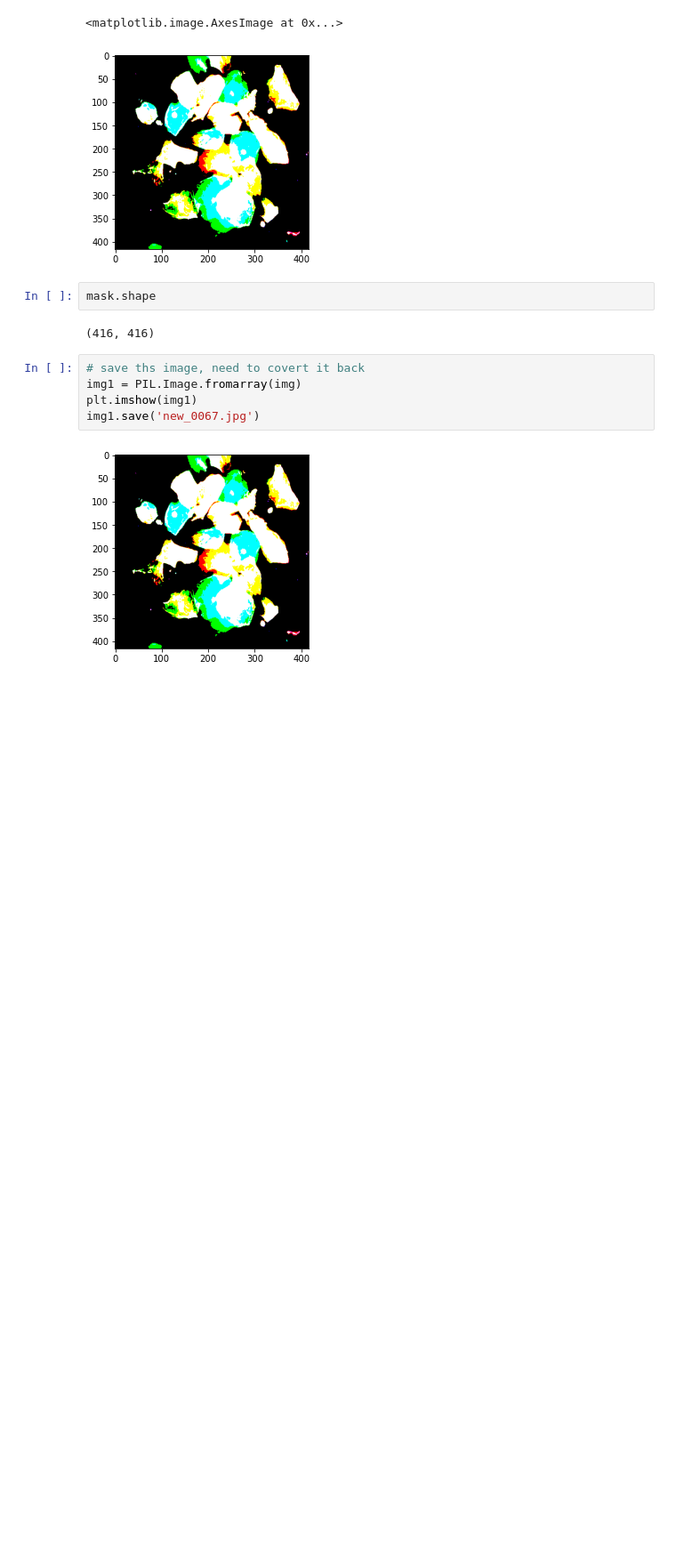
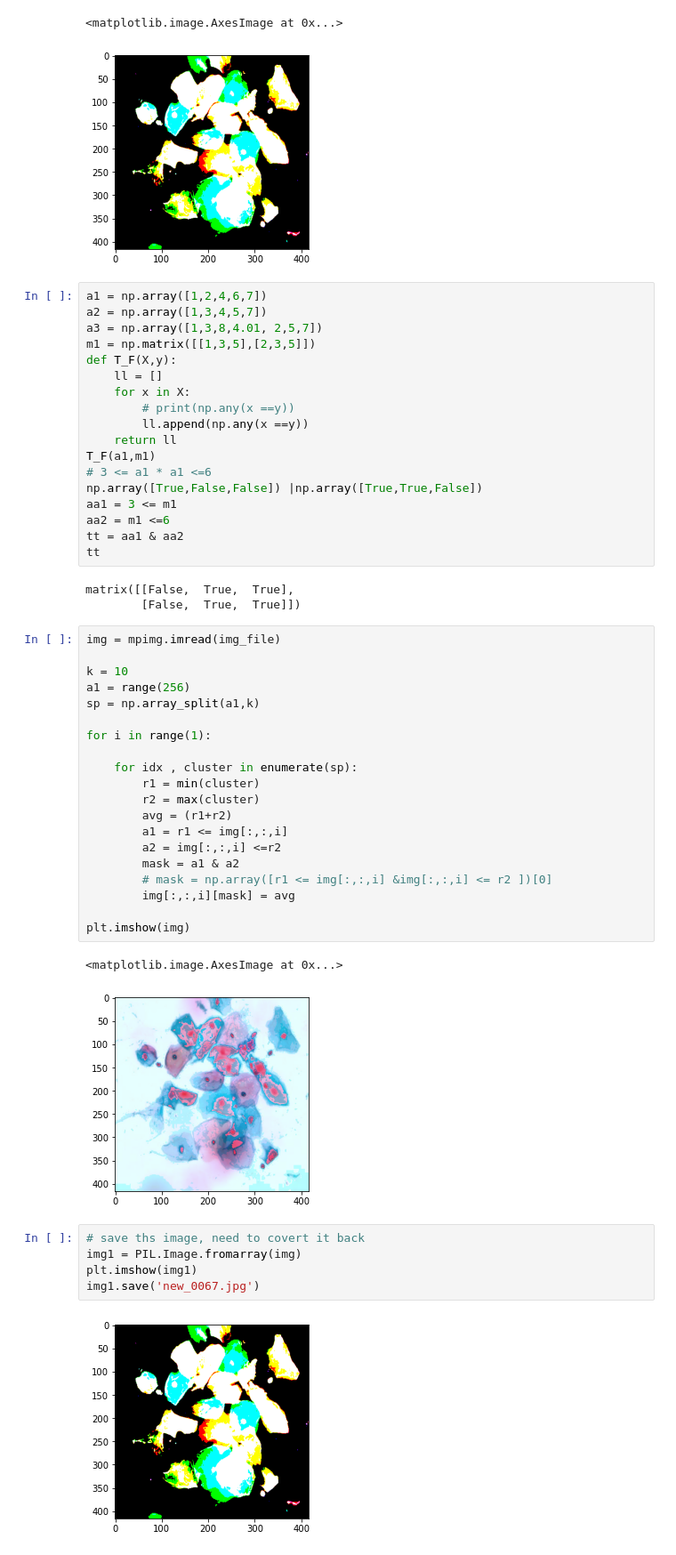
Before and after one commit to Chuanhuan/NTU-Classes, a Jupyter notebook: Data Analytics/DA_Final_Project/test.ipynb, the cells around one changed output. Shown: that part at 89% size. Cells and saved outputs as stored; diff of their text form; blank space fills up the shorter version.

```diff
--- a/Data Analytics/DA_Final_Project/test.ipynb
+++ b/Data Analytics/DA_Final_Project/test.ipynb
@@ -34,10 +35,50 @@ plt.imshow(img)
 # %% [output]
 <matplotlib.image.AxesImage at 0x...>
 [figure]
-# %%
-mask.shape
-# %% [output]
-(416, 416)
+# %%
+a1 = np.array([1,2,4,6,7])
+a2 = np.array([1,3,4,5,7])
+a3 = np.array([1,3,8,4.01, 2,5,7])
+m1 = np.matrix([[1,3,5],[2,3,5]])
+def T_F(X,y):
+    ll = []
+    for x in X:
+        # print(np.any(x ==y))
+        ll.append(np.any(x ==y))
+    return ll
+T_F(a1,m1)
+# 3 <= a1 * a1 <=6
+np.array([True,False,False]) |np.array([True,True,False])
+aa1 = 3 <= m1
+aa2 = m1 <=6
+tt = aa1 & aa2
+tt
+# %% [output]
+matrix([[False,  True,  True],
+        [False,  True,  True]])
+# %%
+img = mpimg.imread(img_file)
+
+k = 10
+a1 = range(256)
+sp = np.array_split(a1,k)
+
+for i in range(1):
+
+    for idx , cluster in enumerate(sp):
+        r1 = min(cluster)
+        r2 = max(cluster)
+        avg = (r1+r2)
+        a1 = r1 <= img[:,:,i]
+        a2 = img[:,:,i] <=r2
+        mask = a1 & a2
+        # mask = np.array([r1 <= img[:,:,i] &img[:,:,i] <= r2 ])[0]
+        img[:,:,i][mask] = avg
+
+plt.imshow(img)
+# %% [output]
+<matplotlib.image.AxesImage at 0x...>
+[figure, added]
 # %%
 # save ths image, need to covert it back
 img1 = PIL.Image.fromarray(img)
```
Also changed, not shown: parts of 2 cells of this notebook, 10 other files.
